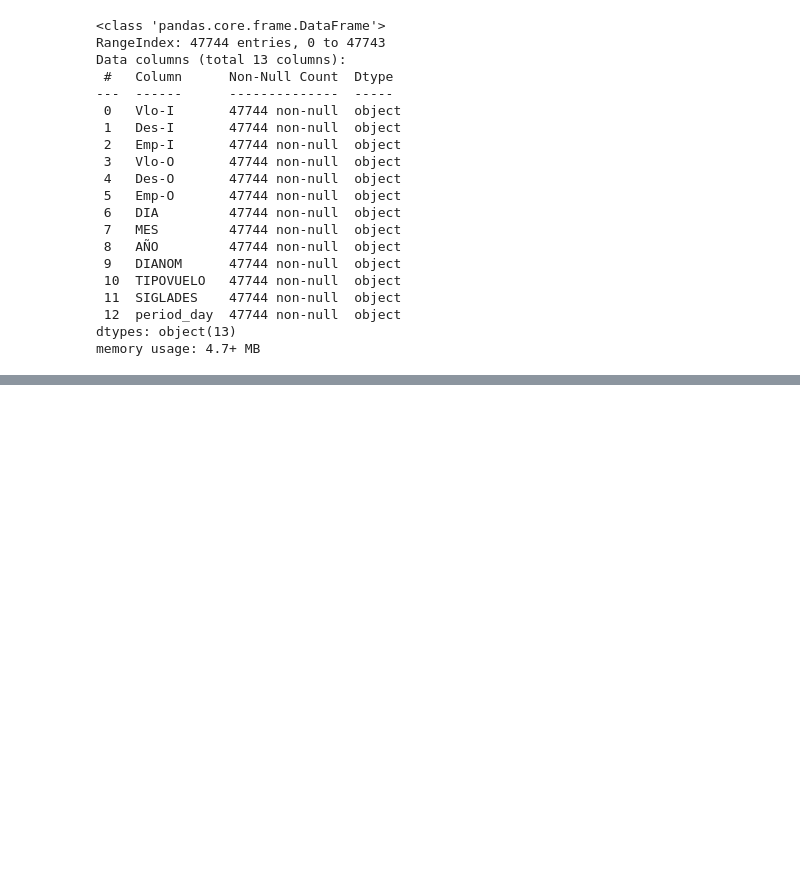
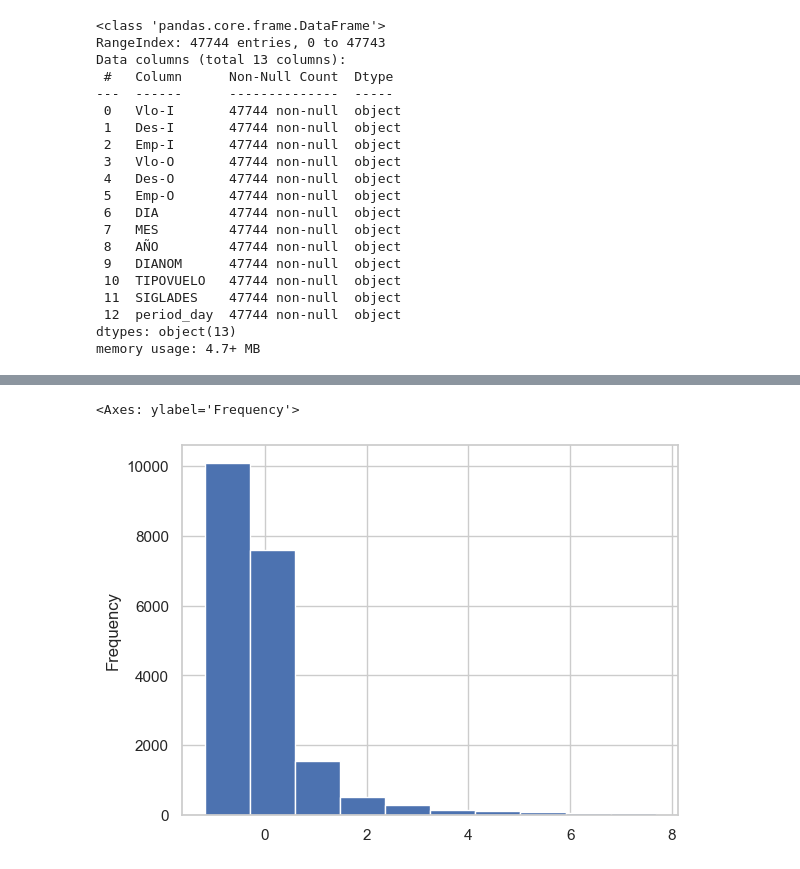
Before and after one commit to franejara/challenge-data-scientist, a Jupyter notebook: solution.ipynb, the cells around one changed output, grey strips where cells are left out. Drawn from its saved outputs; the diff is of its cells as text; code cells hidden in the pictures; blank space fills up the shorter version.

```diff
--- a/solution.ipynb
+++ b/solution.ipynb
@@ -1141,0 +1247,9 @@ The scaling worked, so now I am ready to model.
+# %%
+#Encoding dummy variables:
+#First, I'll create a subset with the categorical columns and encode them as dummy variables,
+#Second, I will concatenate the new dummy columns,
+#Third, dropping the original categorical columns.
+
+
+cat_cols_test = X_test_df[['Vlo-I', 'Des-I', 'Emp-I', 'Vlo-O', 'Des-O', 'Emp-O', 'DIA', 'MES', 'AÑO', 'DIANOM', 'TIPOVUELO', 'SIGLADES', 'period_day']]
+cat_cols_test.info()
@@ -1141,0 +1277,2 @@ The scaling worked, so now I am ready to model.
+# %%
+dummies_test = pd.get_dummies(cat_cols_test)
@@ -1141,0 +1289,4 @@ The scaling worked, so now I am ready to model.
+# %%
+X_test_df = pd.concat([X_test_df, dummies_test], axis=1)
+X_test_df.drop(cat_cols_test, axis=1, inplace=True)
+X_test_df.head()
@@ -1141,0 +1301,13 @@ The scaling worked, so now I am ready to model.
+# %%
+#Scaling only time, not date data:
+
+scaler = StandardScaler()
+columns_to_scale_test = ['min_diff', 'scheduled_hour', 'scheduled_minute', 'scheduled_second', 'operation_hour', 'operation_minute', 'operation_second']
+
+X_test_df[columns_to_scale_test] = scaler.fit_transform(X_test_df[columns_to_scale_test])
+# %%
+#Testing if scaling worked:
+X_test_df['min_diff'].plot.hist()
+# %% [output]
+<Axes: ylabel='Frequency'>
+[figure, added]
```
Also changed, not shown: parts of 79 cells of this notebook.
